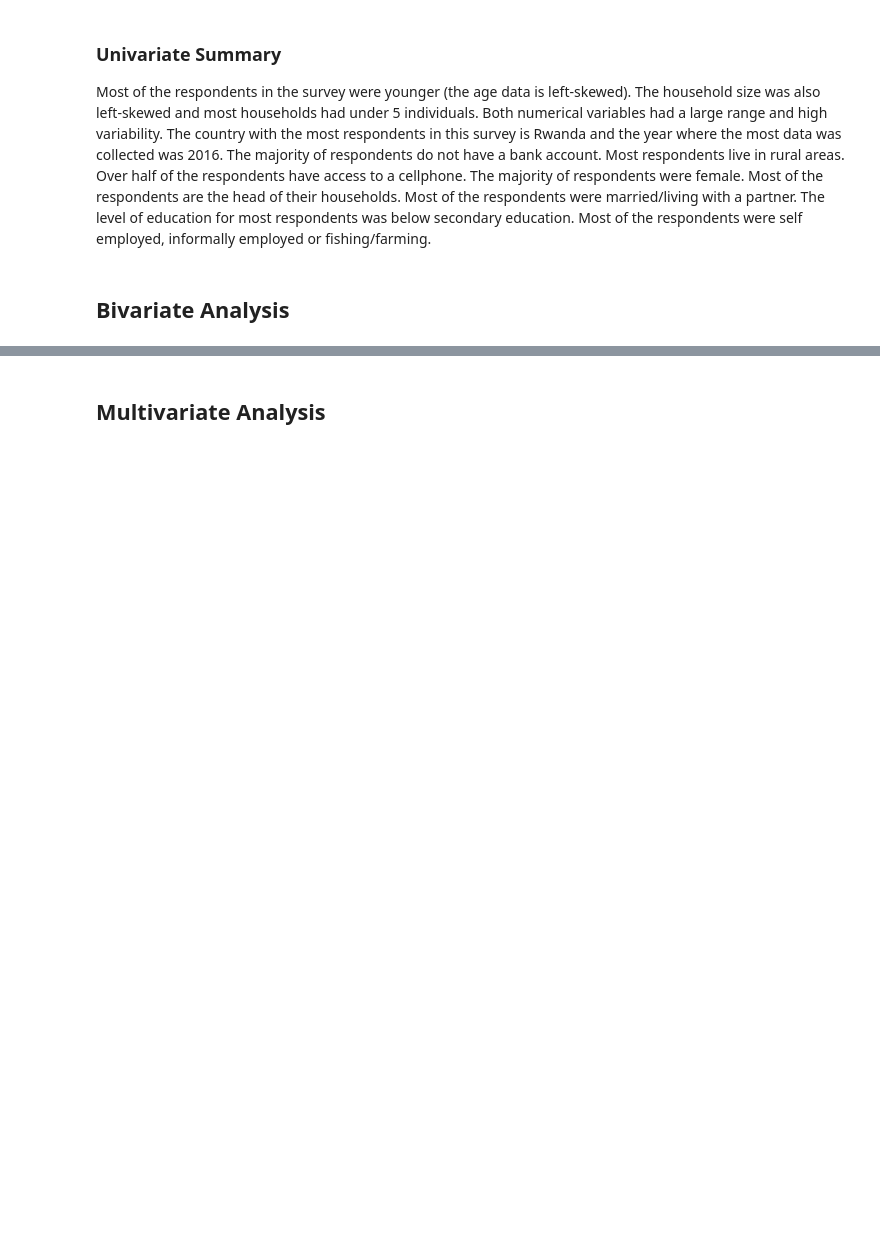
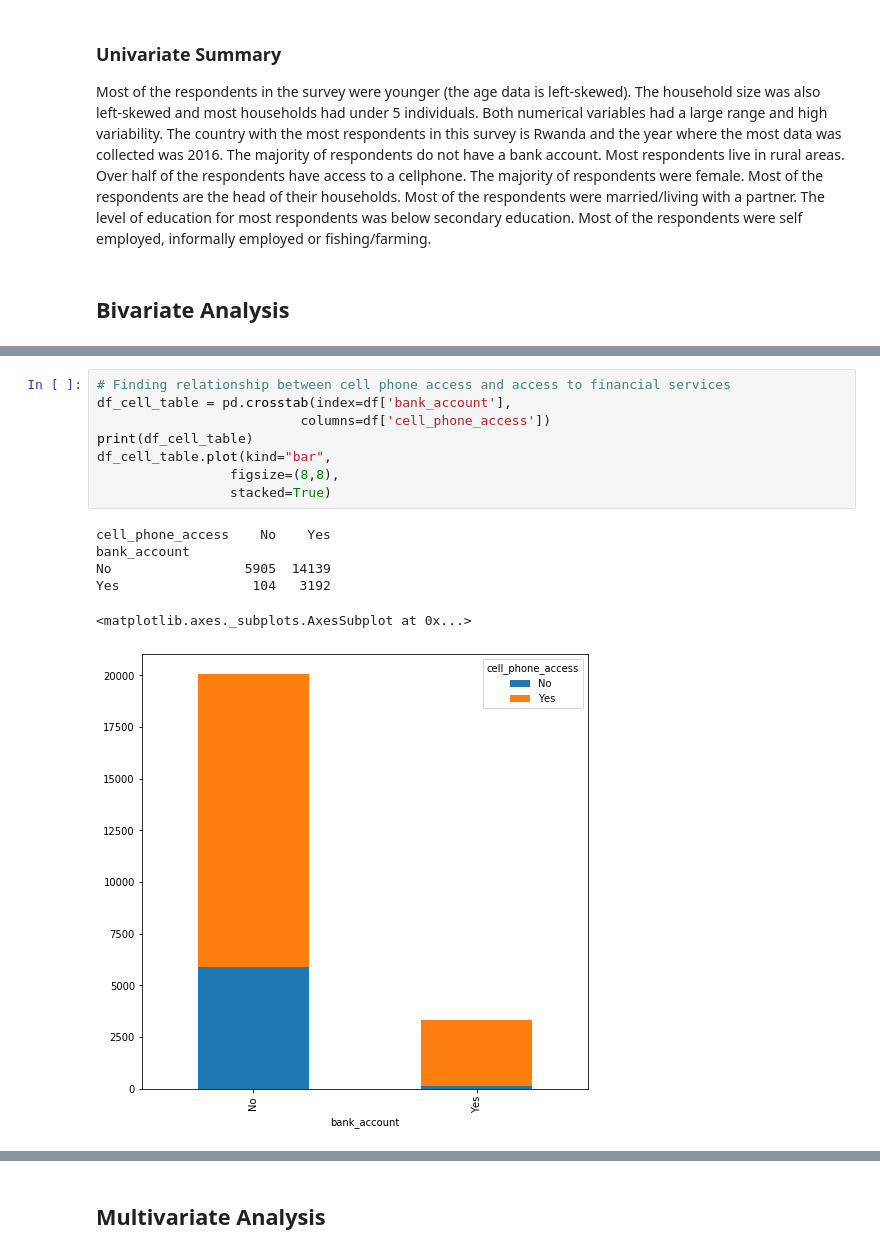
Before and after one commit to mmalinda/DS-Core, a Jupyter notebook: Moringa_Data_Science_Core_W2_Independent_Project_2019_12_MMalinda.ipynb, the cells around one changed output, grey strips where cells are left out. Drawn from its saved outputs; the diff is of its cells as text; blank space fills up the shorter version.

```diff
--- a/Moringa_Data_Science_Core_W2_Independent_Project_2019_12_MMalinda.ipynb
+++ b/Moringa_Data_Science_Core_W2_Independent_Project_2019_12_MMalinda.ipynb
@@ -321,0 +320,15 @@ clarity_color_table = pd.crosstab(index=df["year"],
+# %%
+# Finding relationship between cell phone access and access to financial services
+df_cell_table = pd.crosstab(index=df['bank_account'],
+                          columns=df['cell_phone_access'])
+print(df_cell_table)
+df_cell_table.plot(kind="bar",
+                 figsize=(8,8),
+                 stacked=True)
+# %% [output]
+cell_phone_access    No    Yes
+bank_account
+No                 5905  14139
+Yes                 104   3192
+<matplotlib.axes._subplots.AxesSubplot at 0x...>
+[figure, added]
```
Also changed, not shown: parts of 13 cells of this notebook.
